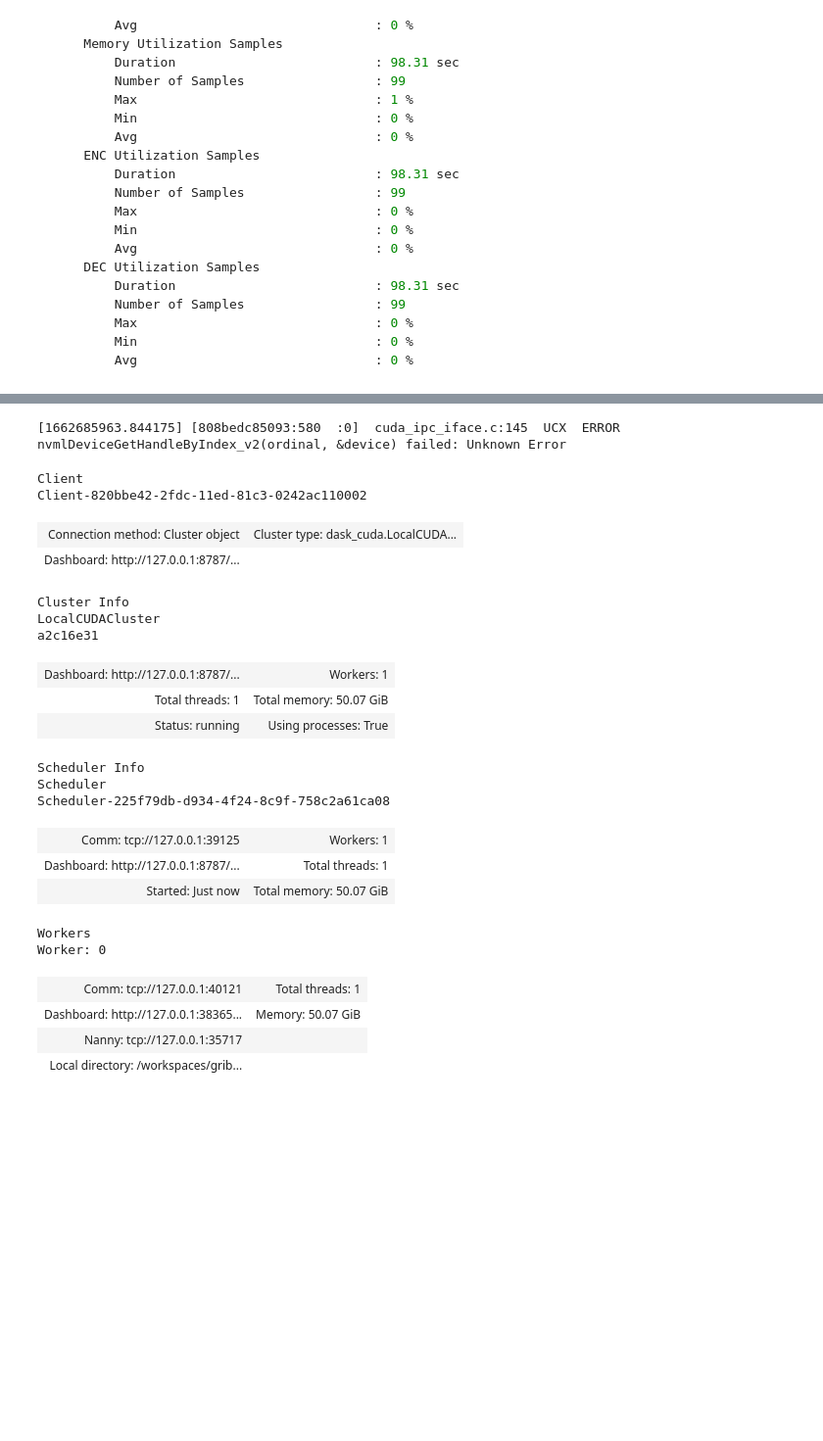
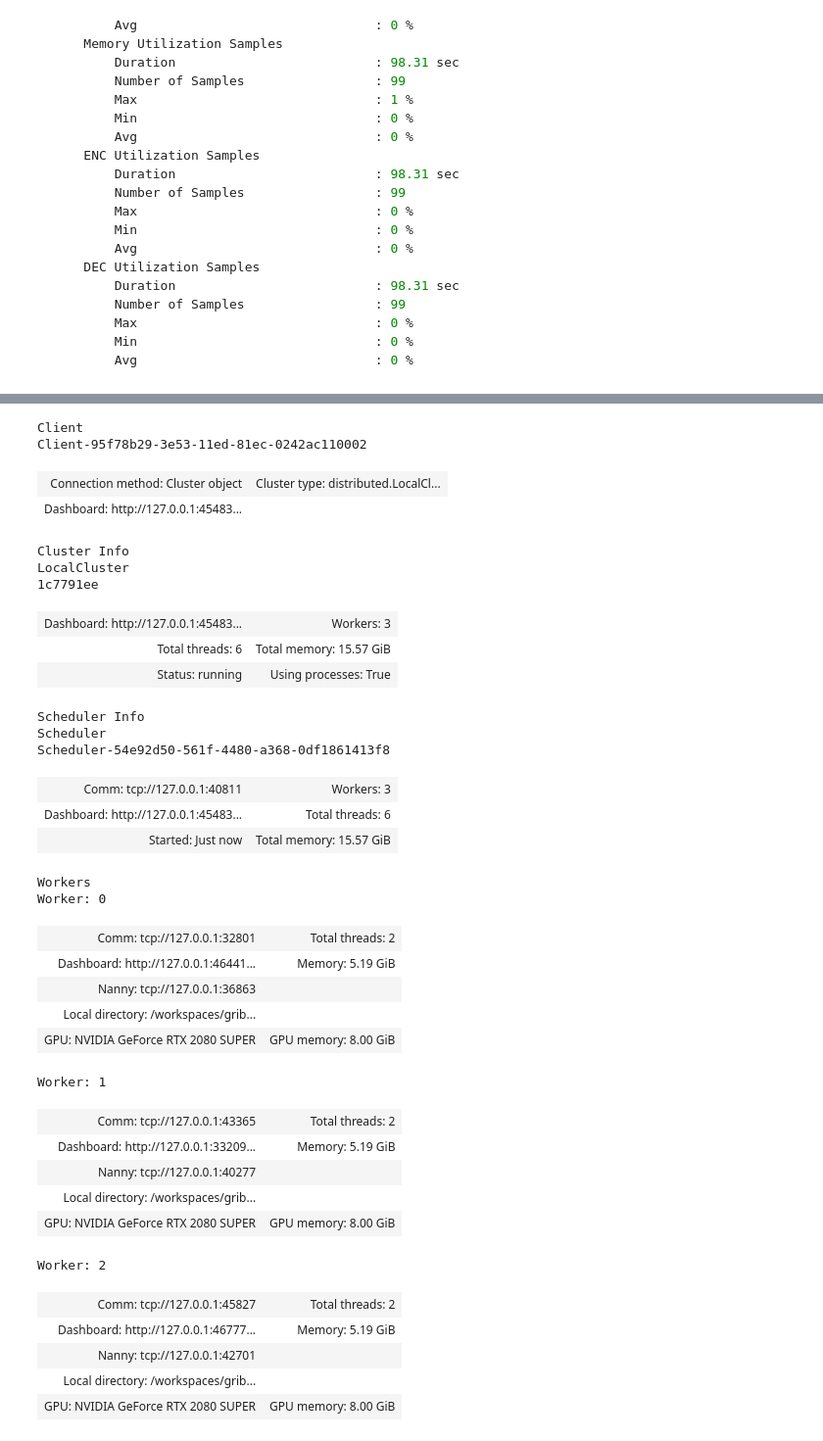
Before and after one commit to leaver2000/griblib, a Jupyter notebook: notebooks/probsevere/2.1-xfer-dask0.ipynb, the cells around one changed output, grey strips where cells are left out. Shown at 98% size. Cells and saved outputs as stored; diff of their text form; code cells hidden in the pictures; blank space fills up the shorter version.

````diff
--- a/notebooks/probsevere/2.1-xfer-dask0.ipynb
+++ b/notebooks/probsevere/2.1-xfer-dask0.ipynb
@@ -52,8 +52,6 @@ GPU 00000000:01:00.0
 ```
 # %%
 import distributed
-
-from dask_cuda import LocalCUDACluster
 
 
 def close():
@@ -63,14 +61,14 @@ def close():
     on the same port.
     """
     try:
-        client.close(), cluster.close()
+        client.close()
     except:
         ...
 
 
 close()
-cluster = LocalCUDACluster()
-client = distributed.Client(cluster)
+
+client = distributed.Client()
 
 client
 # %% [output]
@@ -80,25 +81,37 @@ client
-[1662685963.844175] [808bedc85093:580  :0]  cuda_ipc_iface.c:145  UCX  ERROR nvmlDeviceGetHandleByIndex_v2(ordinal, &device) failed: Unknown Error
+Client
+Client-95f78b29-3e53-11ed-81ec-0242ac110002
+| Connection method: Cluster object | Cluster type: distributed.LocalCl... |
+| Dashboard: http://127.0.0.1:45483... |  |
-Client
-Client-820bbe42-2fdc-11ed-81c3-0242ac110002
+Cluster Info
+LocalCluster
+1c7791ee
-| Connection method: Cluster object | Cluster type: dask_cuda.LocalCUDA... |
-| Dashboard: http://127.0.0.1:8787/... |  |
+| Dashboard: http://127.0.0.1:45483... | Workers: 3 |
+| Total threads: 6 | Total memory: 15.57 GiB |
+| Status: running | Using processes: True |
-Cluster Info
-LocalCUDACluster
-a2c16e31
+Scheduler Info
+Scheduler
+Scheduler-54e92d50-561f-4480-a368-0df1861413f8
-| Dashboard: http://127.0.0.1:8787/... | Workers: 1 |
-| Total threads: 1 | Total memory: 50.07 GiB |
-| Status: running | Using processes: True |
+| Comm: tcp://127.0.0.1:40811 | Workers: 3 |
+| Dashboard: http://127.0.0.1:45483... | Total threads: 6 |
+| Started: Just now | Total memory: 15.57 GiB |
-Scheduler Info
-Scheduler
-Scheduler-225f79db-d934-4f24-8c9f-758c2a61ca08
+Workers
+Worker: 0
-| Comm: tcp://127.0.0.1:39125 | Workers: 1 |
-| Dashboard: http://127.0.0.1:8787/... | Total threads: 1 |
-| Started: Just now | Total memory: 50.07 GiB |
+| Comm: tcp://127.0.0.1:32801 | Total threads: 2 |
+| Dashboard: http://127.0.0.1:46441... | Memory: 5.19 GiB |
+| Nanny: tcp://127.0.0.1:36863 |  |
+| Local directory: /workspaces/grib... |  |
+| GPU: NVIDIA GeForce RTX 2080 SUPER | GPU memory: 8.00 GiB |
-Workers
-Worker: 0
+Worker: 1
-| Comm: tcp://127.0.0.1:40121 | Total threads: 1 |
-| Dashboard: http://127.0.0.1:38365... | Memory: 50.07 GiB |
-| Nanny: tcp://127.0.0.1:35717 |  |
-| Local directory: /workspaces/grib... |  |
+| Comm: tcp://127.0.0.1:43365 | Total threads: 2 |
+| Dashboard: http://127.0.0.1:33209... | Memory: 5.19 GiB |
+| Nanny: tcp://127.0.0.1:40277 |  |
+| Local directory: /workspaces/grib... |  |
+| GPU: NVIDIA GeForce RTX 2080 SUPER | GPU memory: 8.00 GiB |
+Worker: 2
+| Comm: tcp://127.0.0.1:45827 | Total threads: 2 |
+| Dashboard: http://127.0.0.1:46777... | Memory: 5.19 GiB |
+| Nanny: tcp://127.0.0.1:42701 |  |
+| Local directory: /workspaces/grib... |  |
+| GPU: NVIDIA GeForce RTX 2080 SUPER | GPU memory: 8.00 GiB |
 # %%
 import os
````
Also changed, not shown: parts of 25 cells of this notebook, 14 other files.
